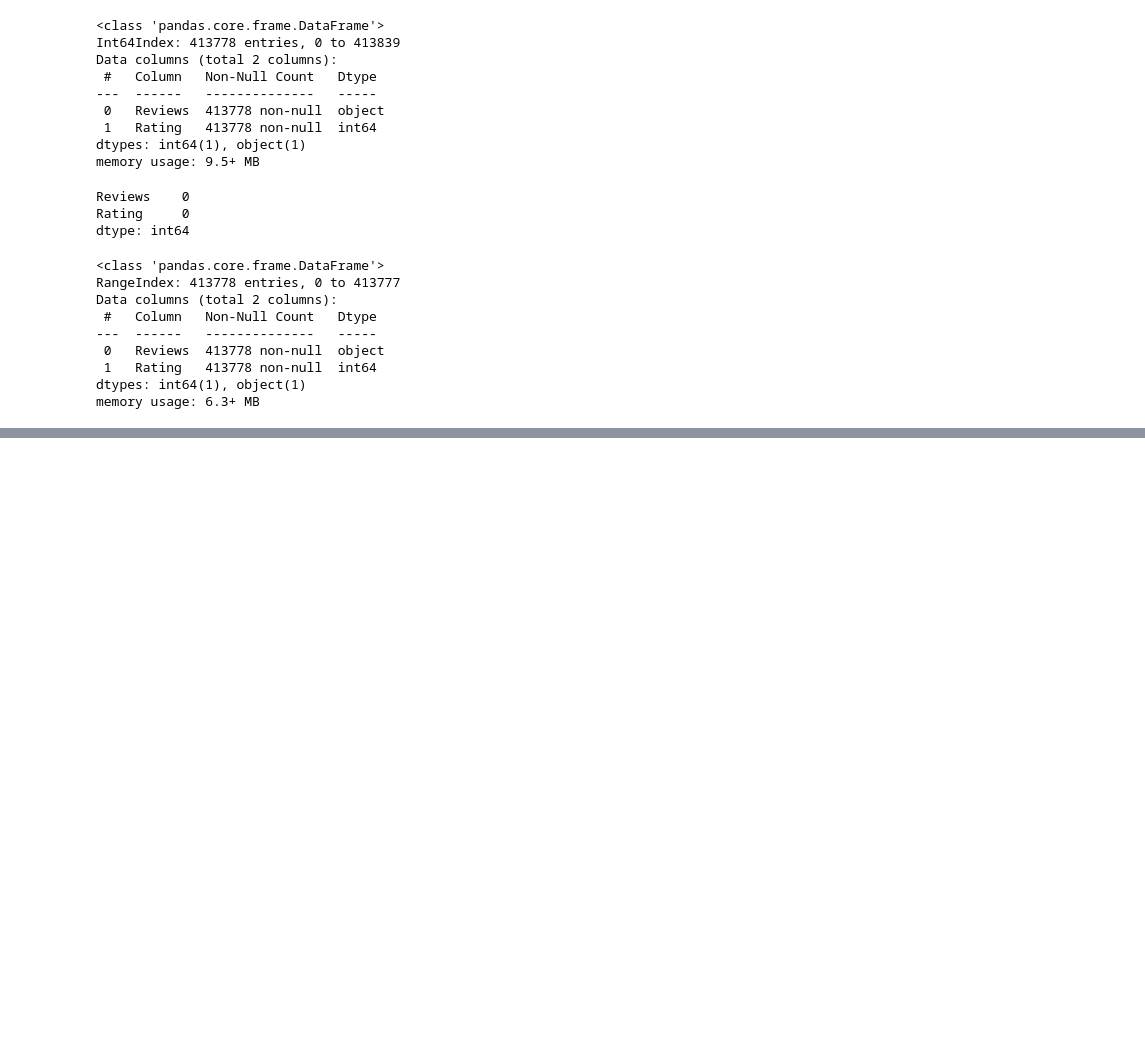
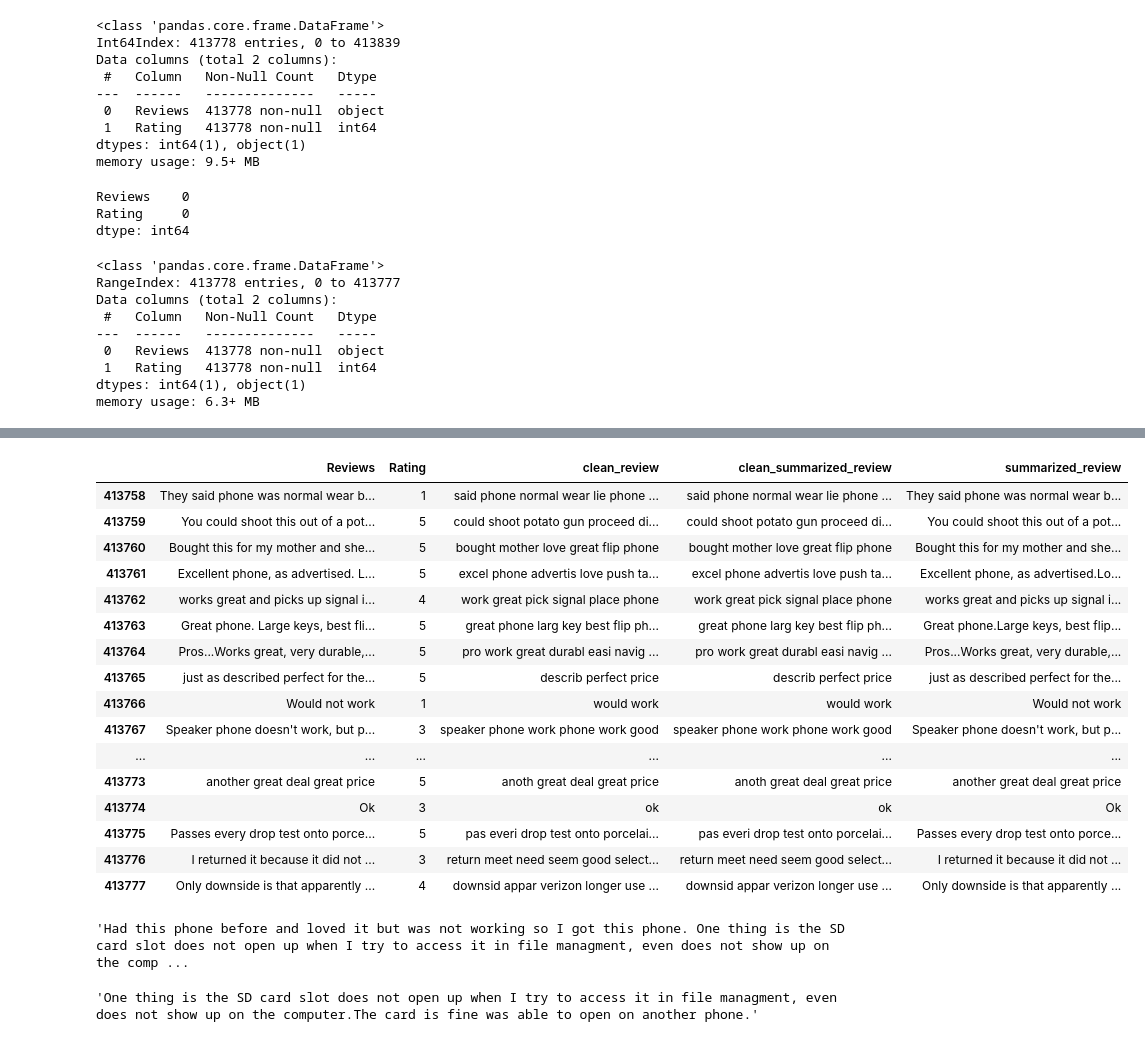
Before and after one commit to Nikil9/NLP-Project, a Jupyter notebook: inc1.ipynb, the cells around one changed output, grey strips where cells are left out. Drawn from its saved outputs; the diff is of its cells as text; code cells hidden in the pictures; blank space fills up the shorter version.

```diff
--- a/inc1.ipynb
+++ b/inc1.ipynb
@@ -206,0 +245,16 @@ df.tail(20)
+# %%
+#review summarization
+def summarize_reviews(reviews):
+  res=[]
+  for text in reviews:
+    parser = PlaintextParser.from_string(text,Tokenizer("english"))
+    summarizer = LuhnSummarizer()
+    summary =summarizer(parser.document,2)
+    text_summary=""
+    for sentence in summary:
+      text_summary+=str(sentence)
+    res.append(text_summary)
+  return res
+# %%
+df['clean_summarized_review'] = summarize_reviews(df['clean_review'])
+df.tail(20)
@@ -206,0 +279,29 @@ df.tail(20)
+# %%
+df['summarized_review'] = summarize_reviews(df['Reviews'])
+df.tail(20)
+# %% [output]
+|  | Reviews | Rating | clean_review | clean_summarized_review | summarized_review |
+| 413758 | They said phone was normal wear b... | 1 | said phone normal wear lie phone ... | said phone normal wear lie phone ... | They said phone was normal wear b... |
+| 413759 | You could shoot this out of a pot... | 5 | could shoot potato gun proceed di... | could shoot potato gun proceed di... | You could shoot this out of a pot... |
+| 413760 | Bought this for my mother and she... | 5 | bought mother love great flip phone | bought mother love great flip phone | Bought this for my mother and she... |
+| 413761 | Excellent phone, as advertised. L... | 5 | excel phone advertis love push ta... | excel phone advertis love push ta... | Excellent phone, as advertised.Lo... |
+| 413762 | works great and picks up signal i... | 4 | work great pick signal place phone | work great pick signal place phone | works great and picks up signal i... |
+| 413763 | Great phone. Large keys, best fli... | 5 | great phone larg key best flip ph... | great phone larg key best flip ph... | Great phone.Large keys, best flip... |
+| 413764 | Pros...Works great, very durable,... | 5 | pro work great durabl easi navig ... | pro work great durabl easi navig ... | Pros...Works great, very durable,... |
+| 413765 | just as described perfect for the... | 5 | describ perfect price | describ perfect price | just as described perfect for the... |
+| 413766 | Would not work | 1 | would work | would work | Would not work |
+| 413767 | Speaker phone doesn't work, but p... | 3 | speaker phone work phone work good | speaker phone work phone work good | Speaker phone doesn't work, but p... |
+| ... | ... | ... | ... | ... | ... |
+| 413773 | another great deal great price | 5 | anoth great deal great price | anoth great deal great price | another great deal great price |
+| 413774 | Ok | 3 | ok | ok | Ok |
+| 413775 | Passes every drop test onto porce... | 5 | pas everi drop test onto porcelai... | pas everi drop test onto porcelai... | Passes every drop test onto porce... |
+| 413776 | I returned it because it did not ... | 3 | return meet need seem good select... | return meet need seem good select... | I returned it because it did not ... |
+| 413777 | Only downside is that apparently ... | 4 | downsid appar verizon longer use ... | downsid appar verizon longer use ... | Only downside is that apparently ... |
+# %%
+df['Reviews'][15]
+# %% [output]
+'Had this phone before and loved it but was not working so I got this phone. One thing is the SD card slot does not open up when I try to access it in file managment, even does not show up on the comp ...
+# %%
+df['summarized_review'][15]
+# %% [output]
+'One thing is the SD card slot does not open up when I try to access it in file managment, even does not show up on the computer.The card is fine was able to open on another phone.'
```
Also changed, not shown: parts of 9 cells of this notebook.
